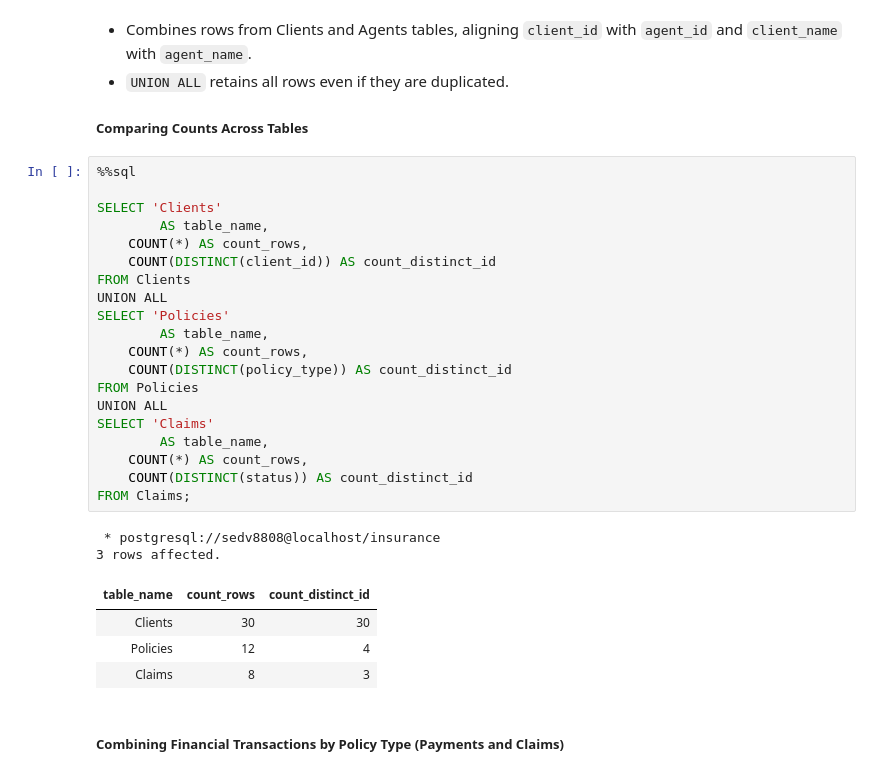
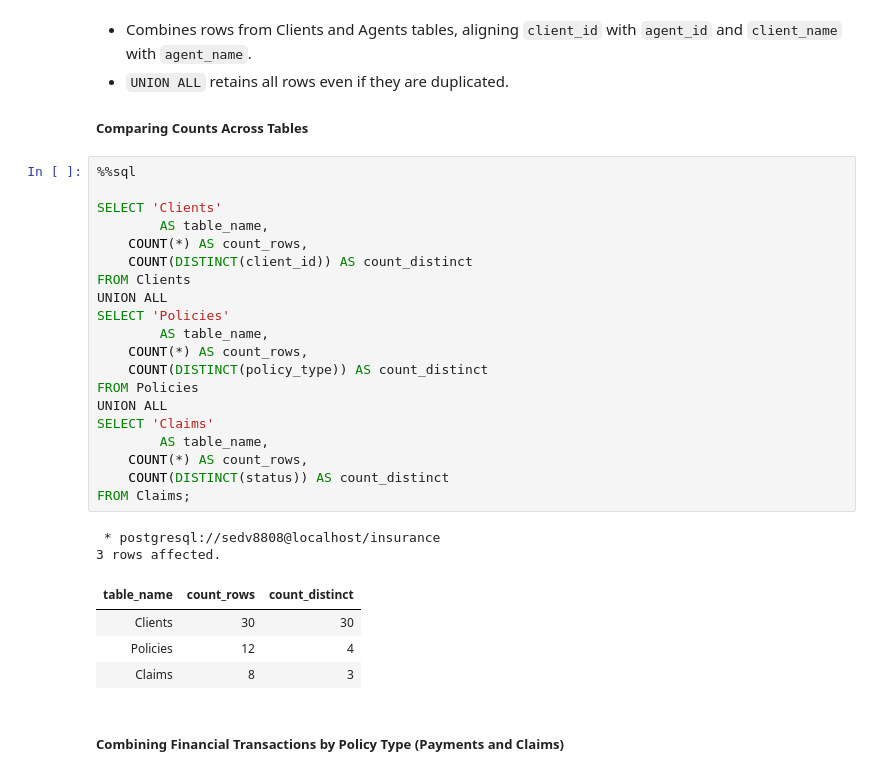
Before and after one commit to sedv8808/LHL_Lectures, a Jupyter notebook: W1D5/W1D5_Organizing_Data.ipynb, the cells around one changed output. Drawn from its saved outputs; the diff is of its cells as text.

```diff
--- a/W1D5/W1D5_Organizing_Data.ipynb
+++ b/W1D5/W1D5_Organizing_Data.ipynb
@@ -164,27 +164,27 @@ LIMIT 5;
 # %%
 %%sql
 
 SELECT 'Clients'
         AS table_name,
     COUNT(*) AS count_rows,
-    COUNT(DISTINCT(client_id)) AS count_distinct_id
+    COUNT(DISTINCT(client_id)) AS count_distinct
 FROM Clients
 UNION ALL
 SELECT 'Policies'
         AS table_name,
     COUNT(*) AS count_rows,
-    COUNT(DISTINCT(policy_type)) AS count_distinct_id
+    COUNT(DISTINCT(policy_type)) AS count_distinct
 FROM Policies
 UNION ALL
 SELECT 'Claims'
         AS table_name,
     COUNT(*) AS count_rows,
-    COUNT(DISTINCT(status)) AS count_distinct_id
+    COUNT(DISTINCT(status)) AS count_distinct
 FROM Claims;
 # %% [output]
  * postgresql://sedv8808@localhost/insurance
 3 rows affected.
-| table_name | count_rows | count_distinct_id |
+| table_name | count_rows | count_distinct |
 | Clients | 30 | 30 |
 | Policies | 12 | 4 |
 | Claims | 8 | 3 |
```
Also changed, not shown: parts of 4 cells of this notebook, 1 other file.
